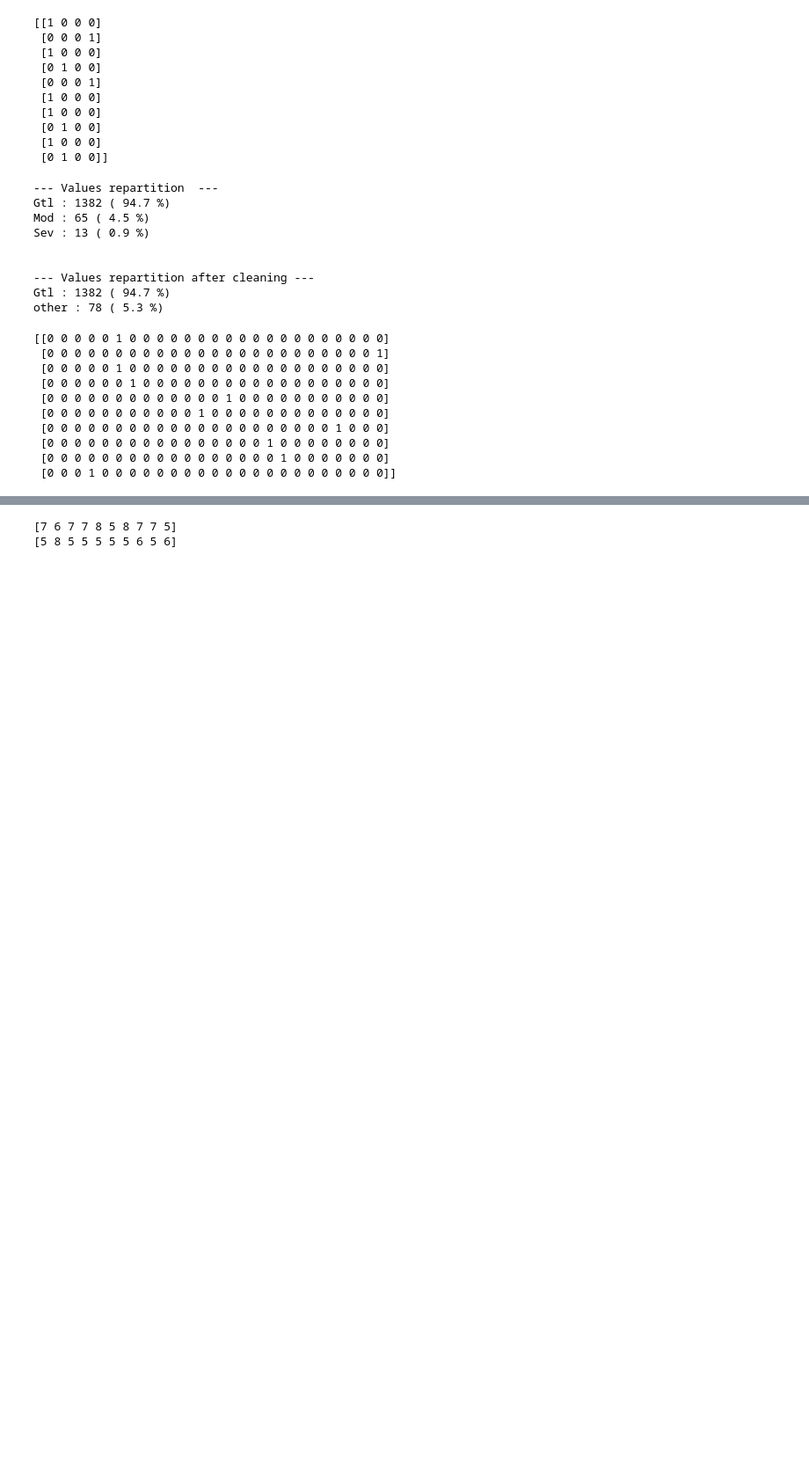
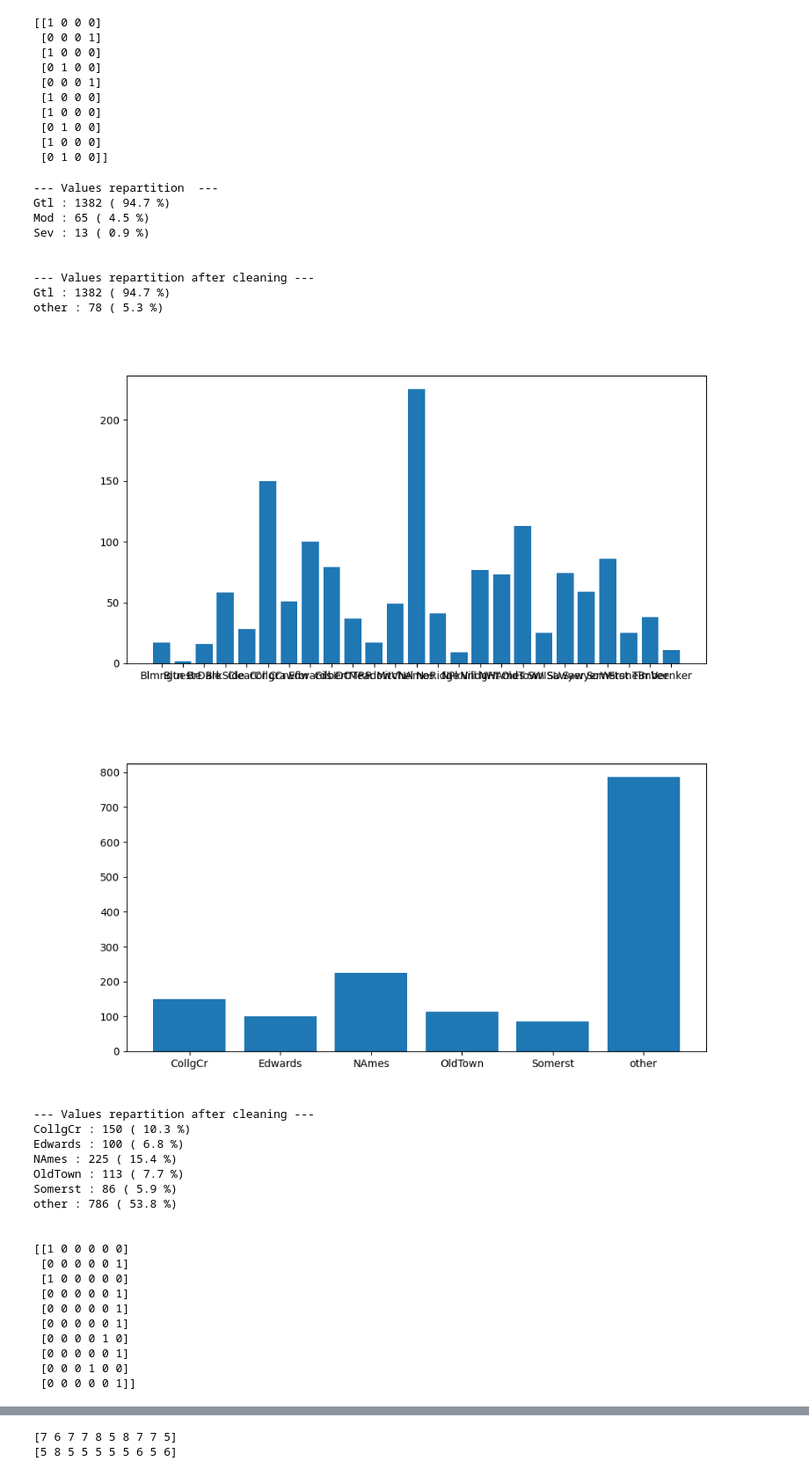
Before and after one commit to MaximeD34/house_price, a Jupyter notebook: data_processing.ipynb, the cells around one changed output, grey strips where cells are left out. Shown: that part at 88% size. Drawn from its saved outputs; the diff is of its cells as text; code cells hidden in the pictures; blank space fills up the shorter version.

```diff
--- a/data_processing.ipynb
+++ b/data_processing.ipynb
@@ -344,25 +344,54 @@ Sev : 13 ( 0.9 %)
 Gtl : 1382 ( 94.7 %)
 other : 78 ( 5.3 %)
 # %%
+#TO CHECK : we keep it or not ?
+
 #Neighborhood
-Neighborhood = data[:,12]
+Neighborhood = data[:,12].copy()
 uniqueNeighborhood = np.array(["Blmngtn", "Blueste", "BrDale", "BrkSide", "ClearCr",
                                "CollgCr", "Crawfor", "Edwards", "Gilbert", "IDOTRR",
                                "MeadowV", "Mitchel", "NAmes", "NoRidge", "NPkVill",
                                "NridgHt", "NWAmes", "OldTown", "SWISU", "Sawyer",
                                "SawyerW", "Somerst", "StoneBr", "Timber", "Veenker"])
+
+# printRepartion(Neighborhood, uniqueNeighborhood)
+plotRepartition(Neighborhood, uniqueNeighborhood)
+
+#we only keep the categories with more than 90 houses
+for value in uniqueNeighborhood:
+    if len(Neighborhood[Neighborhood == value]) < 80:
+        Neighborhood[Neighborhood == value] = "other"
+        uniqueNeighborhood = uniqueNeighborhood[uniqueNeighborhood != value]
+
+uniqueNeighborhood = np.append(uniqueNeighborhood, "other")
+
+# printRepartion(Neighborhood, uniqueNeighborhood)
+plotRepartition(Neighborhood, uniqueNeighborhood)
+printRepartion(Neighborhood, uniqueNeighborhood, "after cleaning")
+
 oneHotEncodedNeighborhood = oneHotEncode(Neighborhood, uniqueNeighborhood)
 print(oneHotEncodedNeighborhood[:10])
 # %% [output]
+[figure, added]
+[figure, added]
-[[0 0 0 0 0 1 0 0 0 0 0 0 0 0 0 0 0 0 0 0 0 0 0 0 0]
- [0 0 0 0 0 0 0 0 0 0 0 0 0 0 0 0 0 0 0 0 0 0 0 0 1]
- [0 0 0 0 0 1 0 0 0 0 0 0 0 0 0 0 0 0 0 0 0 0 0 0 0]
- [0 0 0 0 0 0 1 0 0 0 0 0 0 0 0 0 0 0 0 0 0 0 0 0 0]
- [0 0 0 0 0 0 0 0 0 0 0 0 0 1 0 0 0 0 0 0 0 0 0 0 0]
- [0 0 0 0 0 0 0 0 0 0 0 1 0 0 0 0 0 0 0 0 0 0 0 0 0]
- [0 0 0 0 0 0 0 0 0 0 0 0 0 0 0 0 0 0 0 0 0 1 0 0 0]
- [0 0 0 0 0 0 0 0 0 0 0 0 0 0 0 0 1 0 0 0 0 0 0 0 0]
- [0 0 0 0 0 0 0 0 0 0 0 0 0 0 0 0 0 1 0 0 0 0 0 0 0]
- [0 0 0 1 0 0 0 0 0 0 0 0 0 0 0 0 0 0 0 0 0 0 0 0 0]]
+--- Values repartition after cleaning ---
+CollgCr : 150 ( 10.3 %)
+Edwards : 100 ( 6.8 %)
+NAmes : 225 ( 15.4 %)
+OldTown : 113 ( 7.7 %)
+Somerst : 86 ( 5.9 %)
+other : 786 ( 53.8 %)
+
+
+[[1 0 0 0 0 0]
+ [0 0 0 0 0 1]
+ [1 0 0 0 0 0]
+ [0 0 0 0 0 1]
+ [0 0 0 0 0 1]
+ [0 0 0 0 0 1]
+ [0 0 0 0 1 0]
+ [0 0 0 0 0 1]
+ [0 0 0 1 0 0]
+ [0 0 0 0 0 1]]
 # %%
 #Condition1
```
Also changed, not shown: parts of 19 cells of this notebook.
